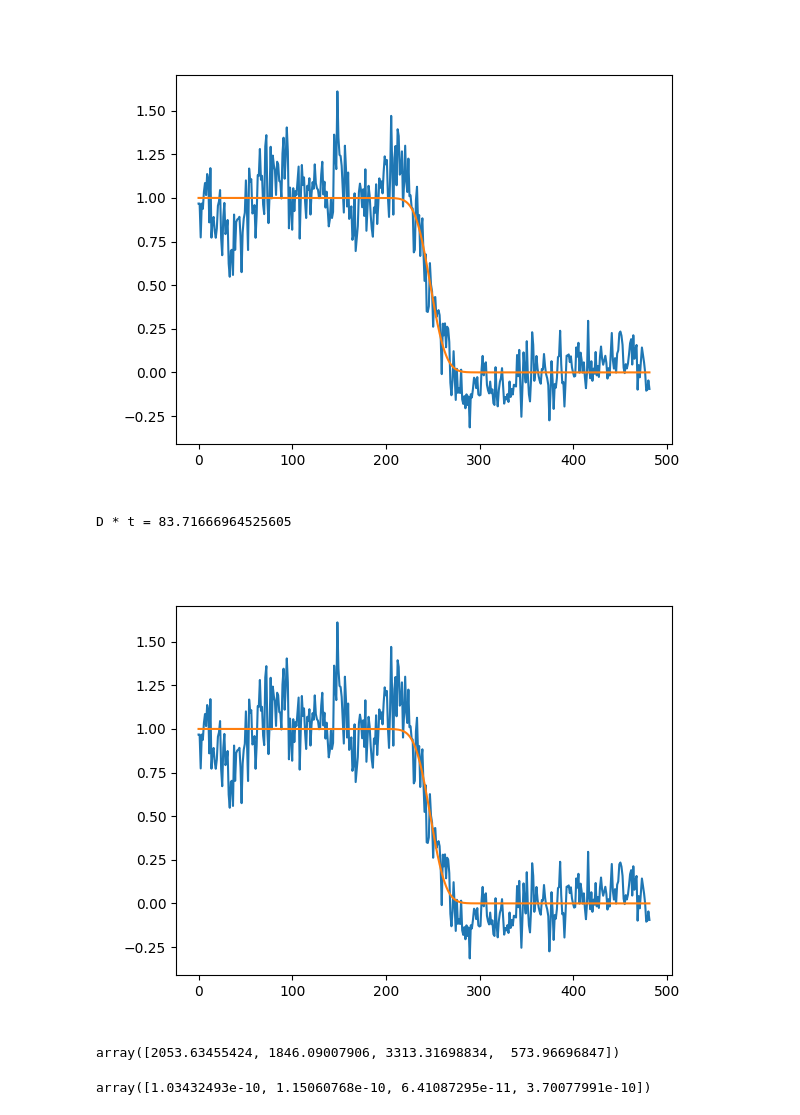
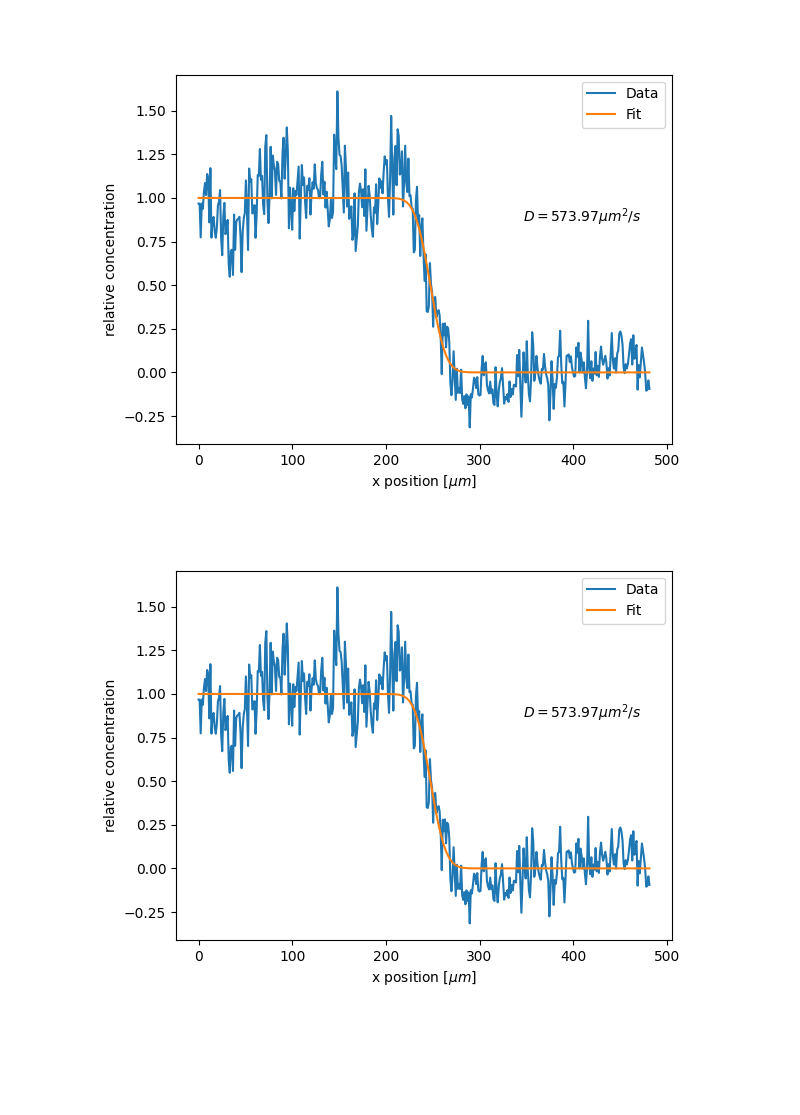
Before and after one commit to iverks/skole, a Jupyter notebook: 5sem/bionano/lab/microfluidic/hardkod1.ipynb, the cells around one changed output. Saved outputs shown, nothing was run; the diff lists cells and outputs as text; code cells hidden in the pictures; blank space fills up the shorter version.

```diff
--- a/5sem/bionano/lab/microfluidic/hardkod1.ipynb
+++ b/5sem/bionano/lab/microfluidic/hardkod1.ipynb
@@ -15,3 +68,5 @@ def konsentrasjon(x, D_t, x_0):
+# %%
+plot_datas: Dict[int, PlotData] = {}
 # %%
 df = pd.read_csv("./resultater/bilde_3_strek_1_768um.csv")
 xvals = np.array(df["Distance_(um)"])
@@ -102,56 +187,36 @@ D * t = 359.88834962685274
 # %%
 df = pd.read_csv("./resultater/bilde_3_strek_4_2593um.csv")
 xvals = np.array(df["Distance_(um)"])
 intensity = np.array(df["Gray_Value"])
 
 absorbance = - np.log10(intensity)
 
 absorbance -= np.mean(absorbance[xvals > 260])
 absorbance /= np.mean(absorbance[xvals < 200])
 
 # Her er absorbans proporsjonal med konsentrasjon, men siden absoluttverdien ikke har noe å si for den endelige D-verdien kan vi
 
 params, _ = curve_fit(f=konsentrasjon, xdata=xvals, ydata=absorbance)
 
-fig, ax = plt.subplots()
-ax.plot(xvals, absorbance)
-ax.plot(xvals, konsentrasjon(xvals, *params))
-fig.show()
+Dt = params[0]
+l = 2593 # um
 
-D_4 = params[0]
-l_4 = 2593 # um
-print(f"D * t = {params[0]}")
+t = get_t(l)
+
+D4 = Dt/t # D
+
+ploot(xvals, absorbance, params, D4, 4)
+
+plotdata = PlotData(
+    xvals=xvals,
+    absorbance=absorbance,
+    D=D4,
+    t=t,
+    x_0=params[1],
+    figure_name="4"
+)
+
+plot_datas[4] = plotdata
 # %% [output]
-[figure, old version]
+[figure, new version]
-D * t = 83.71666964525605
-[figure, old version]
+[figure, new version]
-# %%
-def get_t(len): # um
-    flow_rate = 20 # ul/min
-    flow_rate = flow_rate * 2 # to sprøyter
-    flow_rate = flow_rate/60 # ul/sec
-    width = 500 # um
-    height = 75 # um
-    vol = width * height * len # um^3
-    vol = vol * 10**-9 # ul
-    return vol/flow_rate
-
-ls = np.array([l_1, l_2, l_3, l_4])
-ts = get_t(ls)
-
-Dts = np.array([D_1, D_2, D_3, D_4]) # D*t
-Ds = Dts/ts # D
-pprint(Ds)
-# %% [output]
-array([2053.63455424, 1846.09007906, 3313.31698834,  573.96696847])
-# %%
-def get_size(D):
-    D = D / 10**12
-    T = 290 # K
-    eta = 1e-3
-    return Boltzmann * T / (6 * np.pi * eta * D)
-
-sizes = get_size(Ds)
-pprint(sizes)
-# %% [output]
-array([1.03432493e-10, 1.15060768e-10, 6.41087295e-11, 3.70077991e-10])
```
Also changed, not shown: parts of 7 cells of this notebook.
